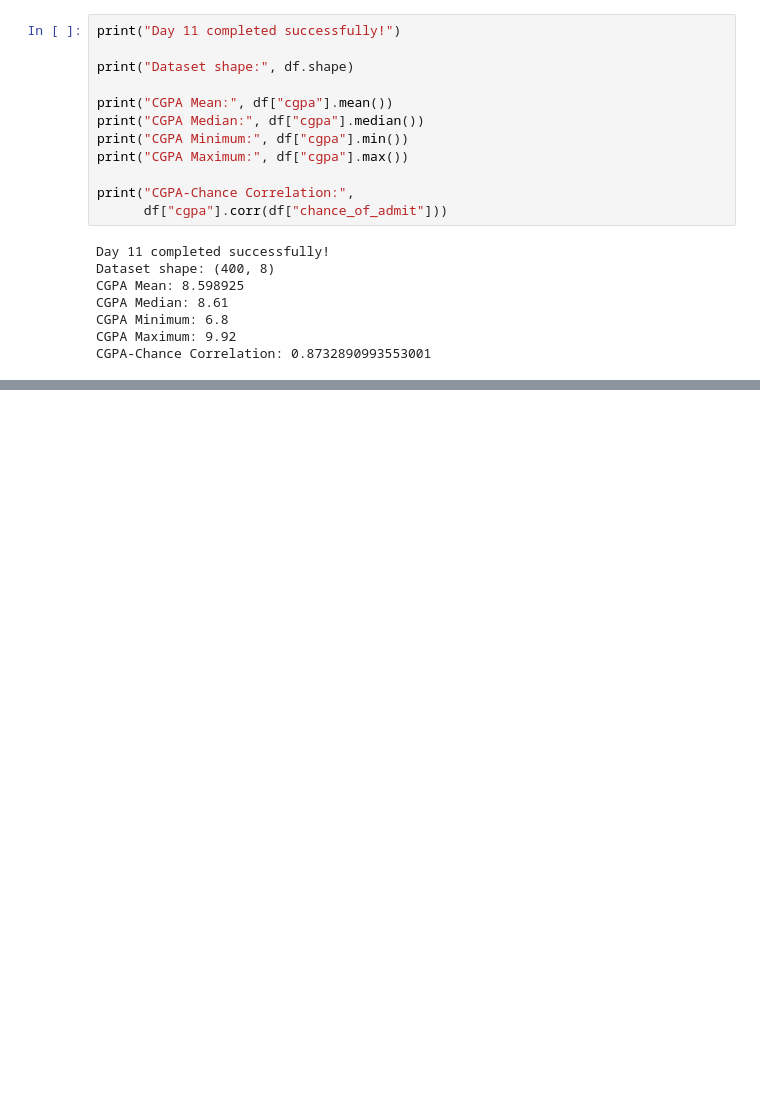
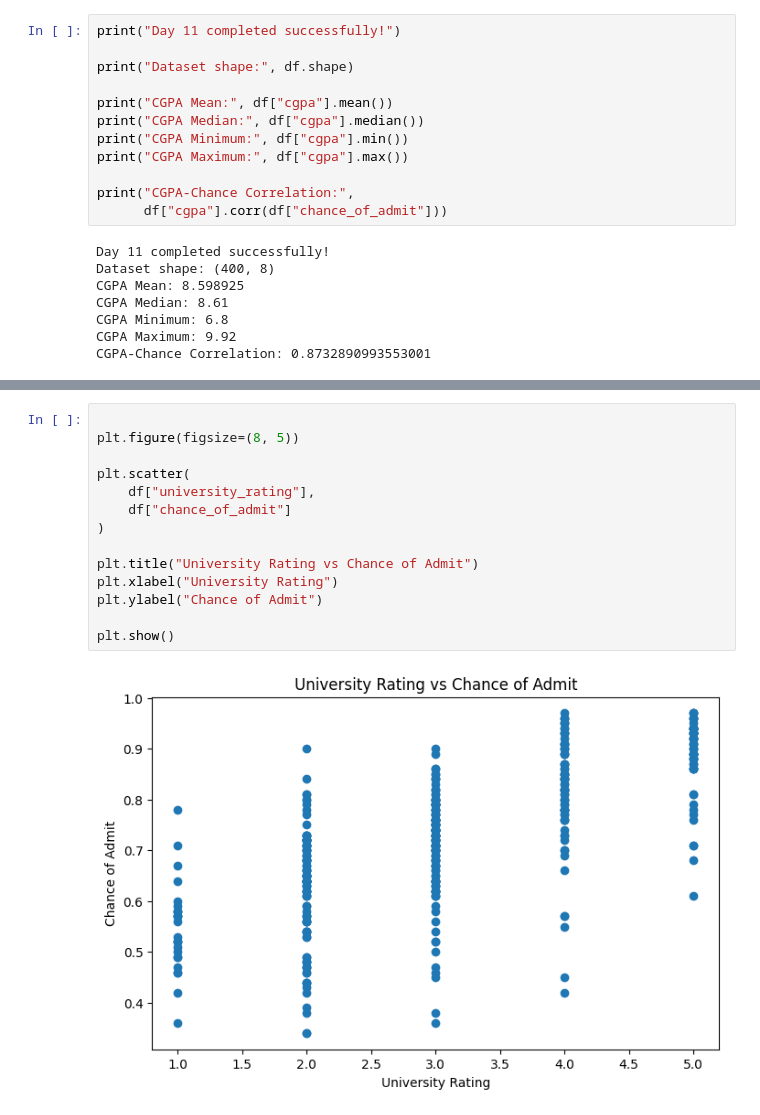
Before and after one commit to sumanamishra1120-ux/Chance-of-Admission-Higher-Studies, a Jupyter notebook: Chance_of_Admission_Higher_Studies.ipynb, the cells around one changed output, grey strips where cells are left out. Drawn from its saved outputs; the diff is of its cells as text; blank space fills up the shorter version.

```diff
--- a/Chance_of_Admission_Higher_Studies.ipynb
+++ b/Chance_of_Admission_Higher_Studies.ipynb
@@ -1238,0 +1355,16 @@ CGPA-Chance Correlation: 0.8732890993553001
+# %%
+
+plt.figure(figsize=(8, 5))
+
+plt.scatter(
+    df["university_rating"],
+    df["chance_of_admit"]
+)
+
+plt.title("University Rating vs Chance of Admit")
+plt.xlabel("University Rating")
+plt.ylabel("Chance of Admit")
+
+plt.show()
+# %% [output]
+[figure, added]
```
Also changed, not shown: parts of 16 cells of this notebook.
